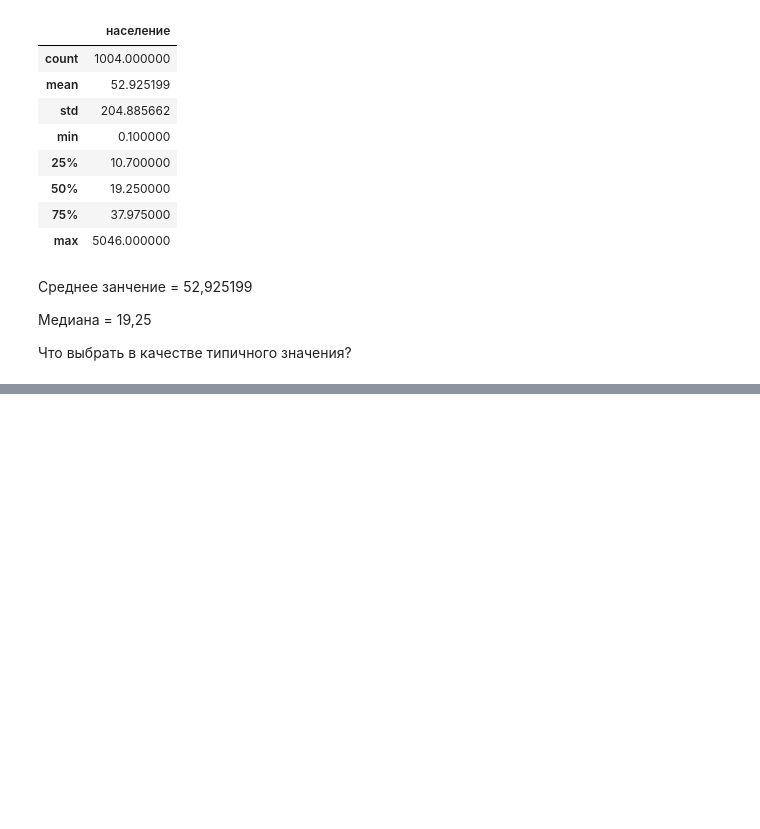
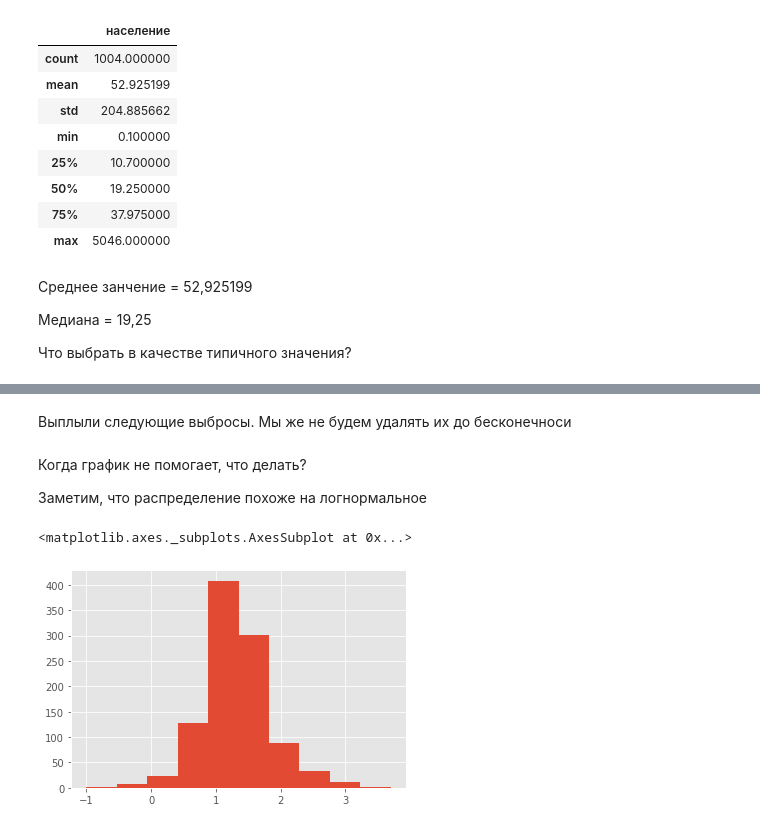
Before and after one commit to katrin2202/ML-in-forecasting-tasks, a Jupyter notebook: доклад8_12.ipynb, the cells around one changed output, grey strips where cells are left out. Cells and saved outputs as stored; diff of their text form; code cells hidden in the pictures; blank space fills up the shorter version.

```diff
--- a/доклад8_12.ipynb
+++ b/доклад8_12.ipynb
@@ -246,0 +291,13 @@ town.describe()
+# %% [markdown]
+Выплыли следующие выбросы. Мы же не будем удалять их до бесконечноси
+# %% [markdown]
+Когда график не помогает, что делать?
+
+Заметим, что распределение похоже на логнормальное
+# %%
+#@title Гистограмма для логарифмов
+x = np.log10(town[u'население'])
+pd.Series(x).hist()
+# %% [output]
+<matplotlib.axes._subplots.AxesSubplot at 0x...>
+[figure, added]
```
Also changed, not shown: parts of 12 cells of this notebook.
